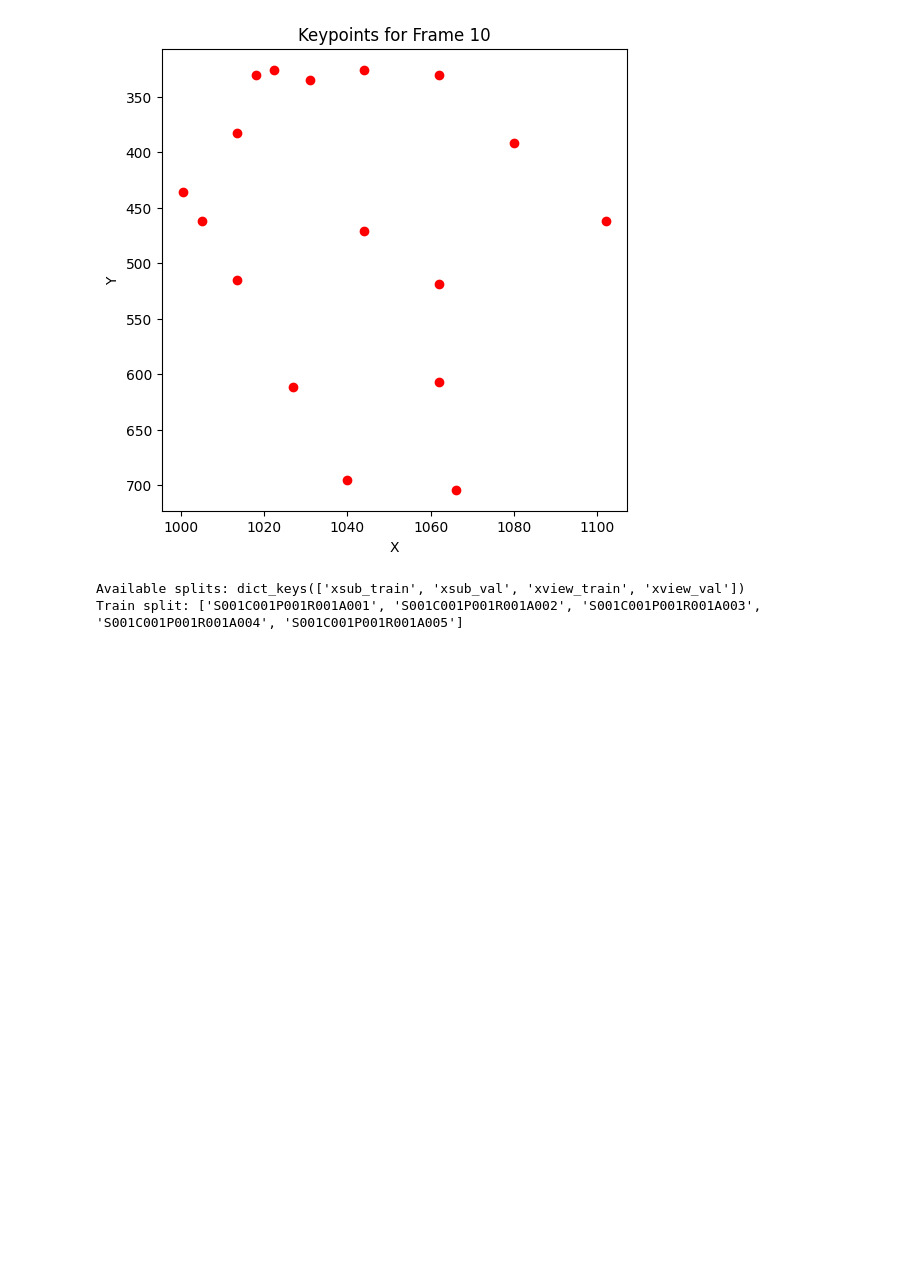
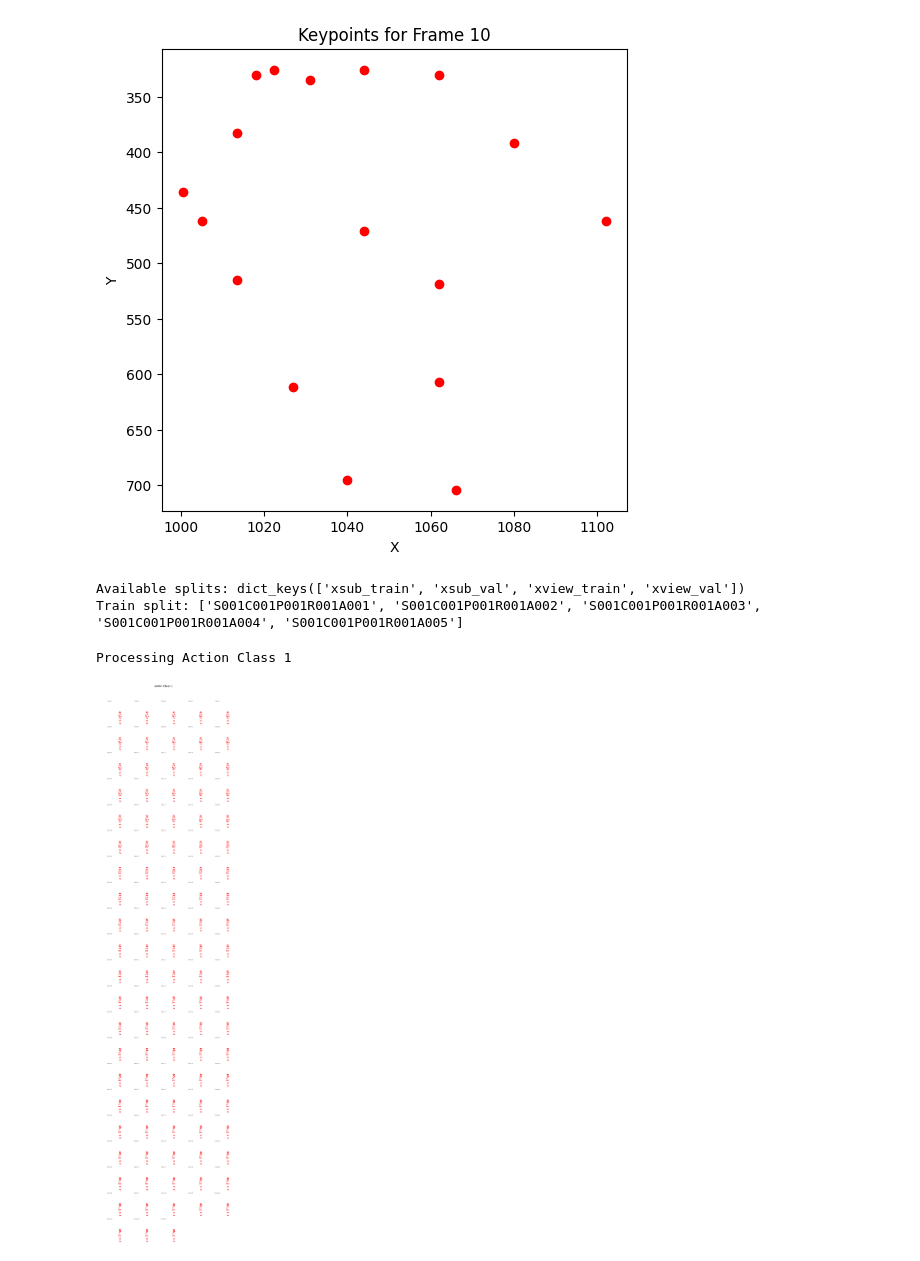
Before and after one commit to WihangaChethiya/FYP-Computer-Vision-Based-Scene-Interpretation-and-Group-Activity-Detection-, a Jupyter notebook: FYP_ReusableTestCode.ipynb, the cells around one changed output. Drawn from its saved outputs; the diff is of its cells as text; code cells hidden in the pictures; blank space fills up the shorter version.

```diff
--- a/FYP_ReusableTestCode.ipynb
+++ b/FYP_ReusableTestCode.ipynb
@@ -429,3 +447,64 @@ Keypoints shape: (1, 103, 17, 2)
 [figure]
 Available splits: dict_keys(['xsub_train', 'xsub_val', 'xview_train', 'xview_val'])
 Train split: ['S001C001P001R001A001', 'S001C001P001R001A002', 'S001C001P001R001A003', 'S001C001P001R001A004', 'S001C001P001R001A005']
+# %%
+import pickle
+import numpy as np
+import matplotlib.pyplot as plt
+
+# File path
+pkl_path = '/content/drive/My Drive/FYP/ntu60_hrnet.pkl'
+
+# Load the pickle file
+with open(pkl_path, 'rb') as f:
+    data = pickle.load(f)
+
+# Check if 'annotations' key exists
+if 'annotations' in data:
+    annotations = data['annotations']
+
+    # Process only Action Class 1 (first annotation)
+    action_idx = 1
+    annotation = annotations[0]  # Action Class 1
+    print(f"Processing Action Class {action_idx}")
+
+    if 'keypoint' in annotation:
+        keypoints = annotation['keypoint']  # Shape: (num_people, num_frames, num_joints, 2)
+        num_people, total_frames, num_joints, _ = keypoints.shape
+
+        # Grid configuration: 5 columns and appropriate number of rows
+        cols = 5
+        rows = -(-total_frames // cols)  # Calculate rows using ceiling division
+        fig, axes = plt.subplots(rows, cols, figsize=(15, rows * 3))
+        fig.suptitle(f"Action Class {action_idx}", fontsize=20)
+
+        for frame_idx in range(total_frames):
+            # Find the grid position
+            row, col = divmod(frame_idx, cols)
+            ax = axes[row, col]
+
+            # Plot keypoints for the current frame
+            frame_keypoints = keypoints[0, frame_idx]  # For the first person
+            ax.scatter(frame_keypoints[:, 0], frame_keypoints[:, 1], c='red', marker='o')
+            ax.set_title(f'Frame {frame_idx + 1}', fontsize=8)
+            ax.set_xlim(0, keypoints[..., 0].max() + 50)
+            ax.set_ylim(0, keypoints[..., 1].max() + 50)
+            ax.invert_yaxis()  # Match image coordinates
+            ax.axis('off')  # Hide axes for better visualization
+
+        # Hide extra subplots if total_frames < rows * cols
+        for extra_idx in range(total_frames, rows * cols):
+            row, col = divmod(extra_idx, cols)
+            axes[row, col].axis('off')
+
+        # Show and save the grid of frames for this action class
+        plt.tight_layout()
+        plt.subplots_adjust(top=0.95)  # Adjust title space
+        plt.savefig(f'action_class_{action_idx}_keypoints.png', dpi=300)
+        plt.show()
+
+else:
+    print("No 'annotations' key found in the data.")
+# %% [output]
+Processing Action Class 1
+[figure, added]
```
Also changed, not shown: parts of 3 cells of this notebook.
